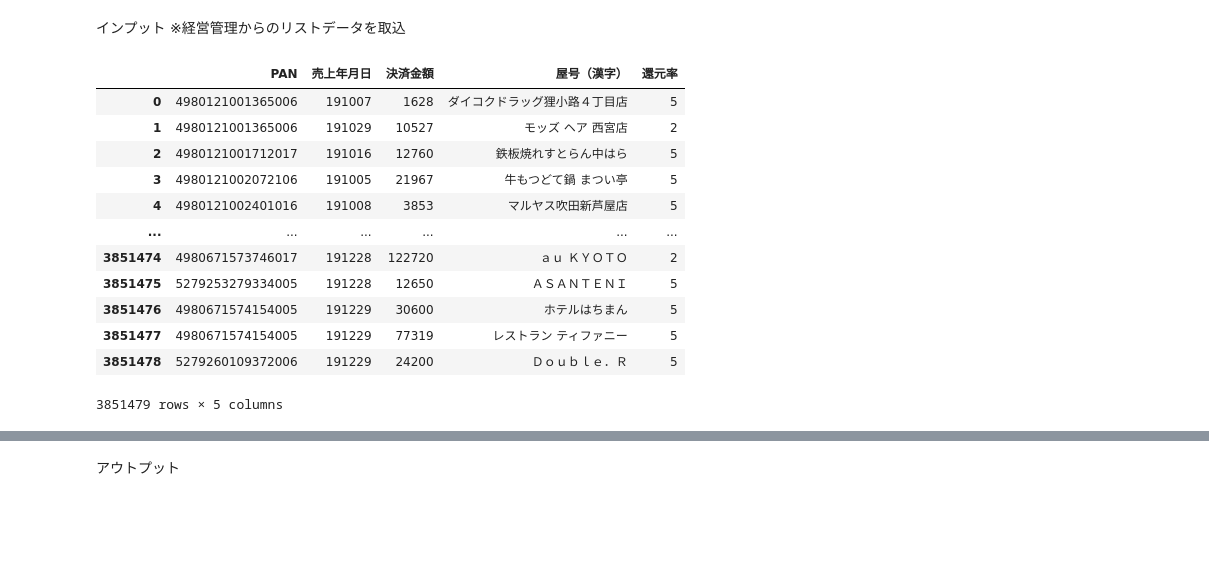
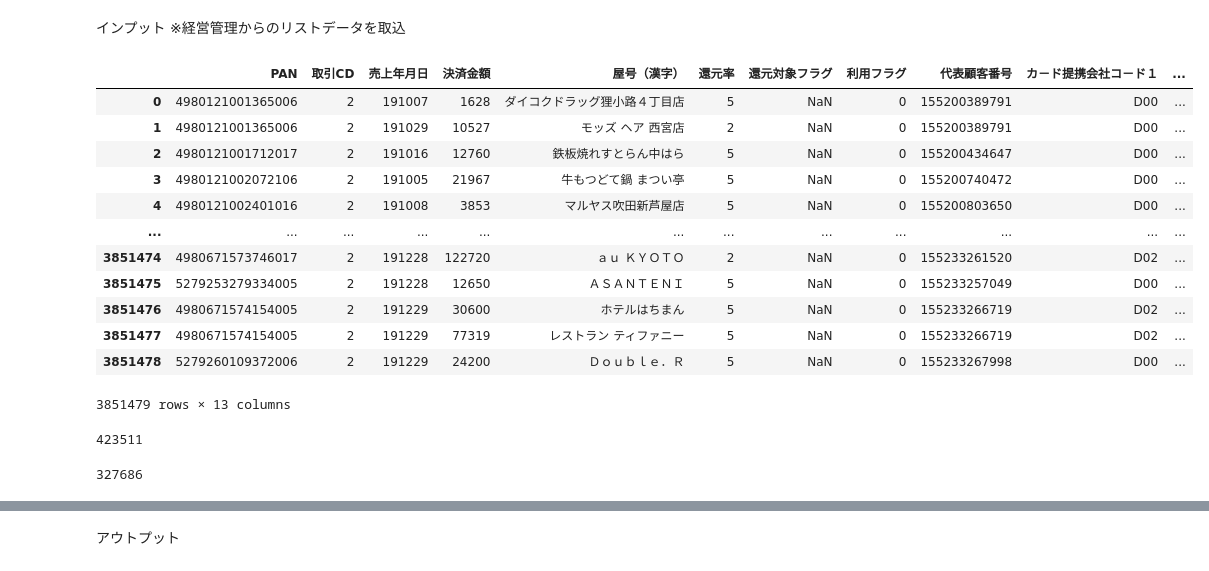
Before and after one commit to yakada/pandas_tutorial, a Jupyter notebook: data/消費者還元分析用データ作成.ipynb, the cells around one changed output, grey strips where cells are left out. Cells and saved outputs as stored; diff of their text form; code cells hidden in the pictures; blank space fills up the shorter version.

```diff
--- a/data/消費者還元分析用データ作成.ipynb
+++ b/data/消費者還元分析用データ作成.ipynb
@@ -46,26 +46,46 @@ data_dir = Path(r"C:\Users\crie072\Documents\01_データ関連\Adhoc\202008_消
 # %%
 path = r"C:\Users\crie072\Documents\01_データ関連\Adhoc\202008_消費者還元" # use your path
 all_files = glob.glob(path + "/*.csv")
 
 li = []
 
 for filename in all_files:
-    df = pd.read_csv(filename, usecols=['売上年月日','決済金額','屋号（漢字）','還元率','PAN'],encoding="cp932",
-                    dtype={'PAN':str})
+    df = pd.read_csv(filename, usecols=['売上年月日',
+                                        '決済金額',
+                                        '屋号（漢字）',
+                                        '還元率','PAN',
+                                        '代表顧客番号',
+                                        'カ－ド提携会社コ－ド１',
+                                        'カ－ド提携会社コ－ド２',
+                                        'カード種類コード',
+                                        'ブランドコ－ド',
+                                        '取引CD',
+                                        '還元対象フラグ',
+                                        '利用フラグ']
+                     ,encoding="cp932",
+                    dtype={'PAN':str,'代表顧客番号':str})
     li.append(df)
 df_all = pd.concat(li, axis=0, ignore_index=True)
 df_all
 # %% [output]
-|  | PAN | 売上年月日 | 決済金額 | 屋号（漢字） | 還元率 |
-| 0 | 4980121001365006 | 191007 | 1628 | ダイコクドラッグ狸小路４丁目店 | 5 |
-| 1 | 4980121001365006 | 191029 | 10527 | モッズ ヘア 西宮店 | 2 |
-| 2 | 4980121001712017 | 191016 | 12760 | 鉄板焼れすとらん中はら | 5 |
-| 3 | 4980121002072106 | 191005 | 21967 | 牛もつどて鍋 まつい亭 | 5 |
-| 4 | 4980121002401016 | 191008 | 3853 | マルヤス吹田新芦屋店 | 5 |
-| ... | ... | ... | ... | ... | ... |
-| 3851474 | 4980671573746017 | 191228 | 122720 | ａｕ ＫＹＯＴＯ | 2 |
-| 3851475 | 5279253279334005 | 191228 | 12650 | ＡＳＡＮＴＥＮＩ | 5 |
-| 3851476 | 4980671574154005 | 191229 | 30600 | ホテルはちまん | 5 |
-| 3851477 | 4980671574154005 | 191229 | 77319 | レストラン ティファニー | 5 |
-| 3851478 | 5279260109372006 | 191229 | 24200 | Ｄｏｕｂｌｅ．Ｒ | 5 |
+|  | PAN | 取引CD | 売上年月日 | 決済金額 | 屋号（漢字） | 還元率 | 還元対象フラグ | 利用フラグ | 代表顧客番号 | カ－ド提携会社コ－ド１ | ... |
+| 0 | 4980121001365006 | 2 | 191007 | 1628 | ダイコクドラッグ狸小路４丁目店 | 5 | NaN | 0 | 155200389791 | D00 | ... |
+| 1 | 4980121001365006 | 2 | 191029 | 10527 | モッズ ヘア 西宮店 | 2 | NaN | 0 | 155200389791 | D00 | ... |
+| 2 | 4980121001712017 | 2 | 191016 | 12760 | 鉄板焼れすとらん中はら | 5 | NaN | 0 | 155200434647 | D00 | ... |
+| 3 | 4980121002072106 | 2 | 191005 | 21967 | 牛もつどて鍋 まつい亭 | 5 | NaN | 0 | 155200740472 | D00 | ... |
+| 4 | 4980121002401016 | 2 | 191008 | 3853 | マルヤス吹田新芦屋店 | 5 | NaN | 0 | 155200803650 | D00 | ... |
+| ... | ... | ... | ... | ... | ... | ... | ... | ... | ... | ... | ... |
+| 3851474 | 4980671573746017 | 2 | 191228 | 122720 | ａｕ ＫＹＯＴＯ | 2 | NaN | 0 | 155233261520 | D02 | ... |
+| 3851475 | 5279253279334005 | 2 | 191228 | 12650 | ＡＳＡＮＴＥＮＩ | 5 | NaN | 0 | 155233257049 | D00 | ... |
+| 3851476 | 4980671574154005 | 2 | 191229 | 30600 | ホテルはちまん | 5 | NaN | 0 | 155233266719 | D02 | ... |
+| 3851477 | 4980671574154005 | 2 | 191229 | 77319 | レストラン ティファニー | 5 | NaN | 0 | 155233266719 | D02 | ... |
+| 3851478 | 5279260109372006 | 2 | 191229 | 24200 | Ｄｏｕｂｌｅ．Ｒ | 5 | NaN | 0 | 155233267998 | D00 | ... |
-3851479 rows × 5 columns
+3851479 rows × 13 columns
+# %%
+df_all['PAN'].nunique()
+# %% [output]
+423511
+# %%
+df_all['代表顧客番号'].nunique()
+# %% [output]
+327686
```
Also changed, not shown: parts of 71 cells of this notebook, 5 other files.
